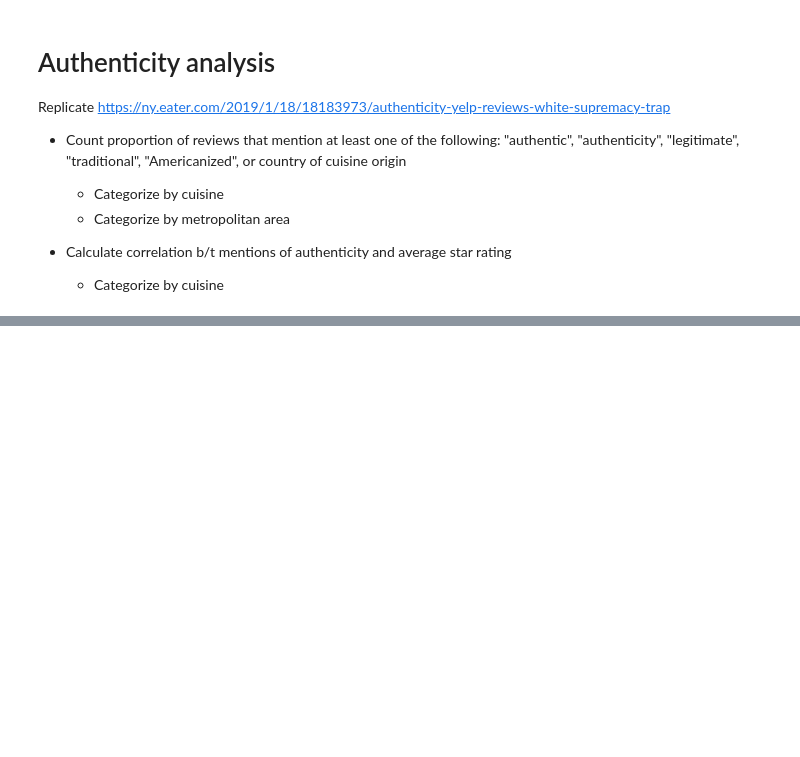
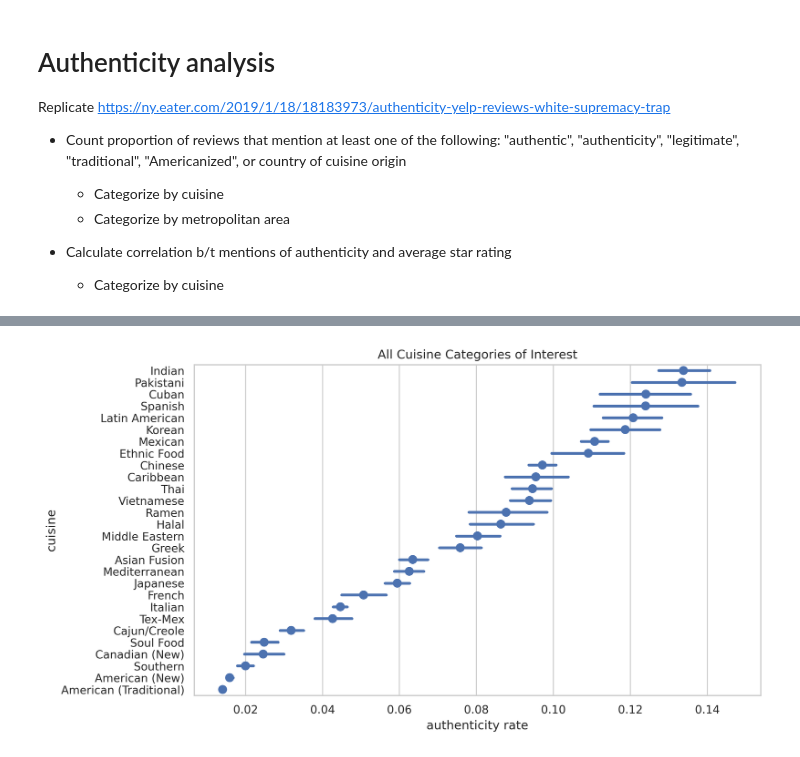
Before and after one commit to lucy3/collective_palates, a Jupyter notebook: Regional Cuisine Taste Project.ipynb, the cells around one changed output, grey strips where cells are left out. Saved outputs shown, nothing was run; the diff lists cells and outputs as text; code cells hidden in the pictures; blank space fills up the shorter version.

Commit message:
authenticity results

```diff
--- a/Regional Cuisine Taste Project.ipynb
+++ b/Regional Cuisine Taste Project.ipynb
@@ -176,3 +189,6 @@ Replicate https://ny.eater.com/2019/1/18/18183973/authenticity-yelp-reviews-whit
 
 - Calculate correlation b/t mentions of authenticity and average star rating
     - Categorize by cuisine
+# %%
+authentic_df = pd.read_parquet('authenticity_mentions.csv')
+authentic_df
@@ -178,0 +213,8 @@ Replicate https://ny.eater.com/2019/1/18/18183973/authenticity-yelp-reviews-whit
+# %%
+authentic_rate = authentic_df.groupby('business_id')['authentic_mention'].apply(list).to_dict()
+for business_id in authentic_rate:
+    authentic_rate[business_id] = authentic_rate[business_id].count(True) / len(authentic_rate[business_id])
+# %%
+star_rate = authentic_df.groupby('business_id')['stars'].apply(list).to_dict()
+for business_id in star_rate:
+    star_rate[business_id] = np.mean(star_rate[business_id])
@@ -178,0 +241,24 @@ Replicate https://ny.eater.com/2019/1/18/18183973/authenticity-yelp-reviews-whit
+# %%
+authentic_rate_d = {
+    'cuisine': [],
+    'authenticity rate': [],
+    'star rating': [],
+}
+
+for cat in tqdm(categories_business):
+    for business_id in categories_business[cat]:
+        authenticity_rate = authentic_rate[business_id]
+        authentic_rate_d['cuisine'].append(cat)
+        authentic_rate_d['authenticity rate'].append(authenticity_rate)
+        authentic_rate_d['star rating'].append(star_rate[business_id])
+authentic_rate_df = pd.DataFrame(data=authentic_rate_d)
+# %%
+sns.set(rc={"figure.dpi":300, 'figure.figsize':(10, 6)})
+sns.set_style("whitegrid")
+ranks = authentic_rate_df.groupby("cuisine")["authenticity rate"].mean().sort_values()[::-1].index
+sns.pointplot(x="authenticity rate", y="cuisine", data=authentic_rate_df, order=ranks,
+             join=False)
+plt.title("All Cuisine Categories of Interest")
+plt.show()
+# %% [output]
+[figure, added]
```
Also changed, not shown: parts of 9 cells of this notebook, 1 other file.
